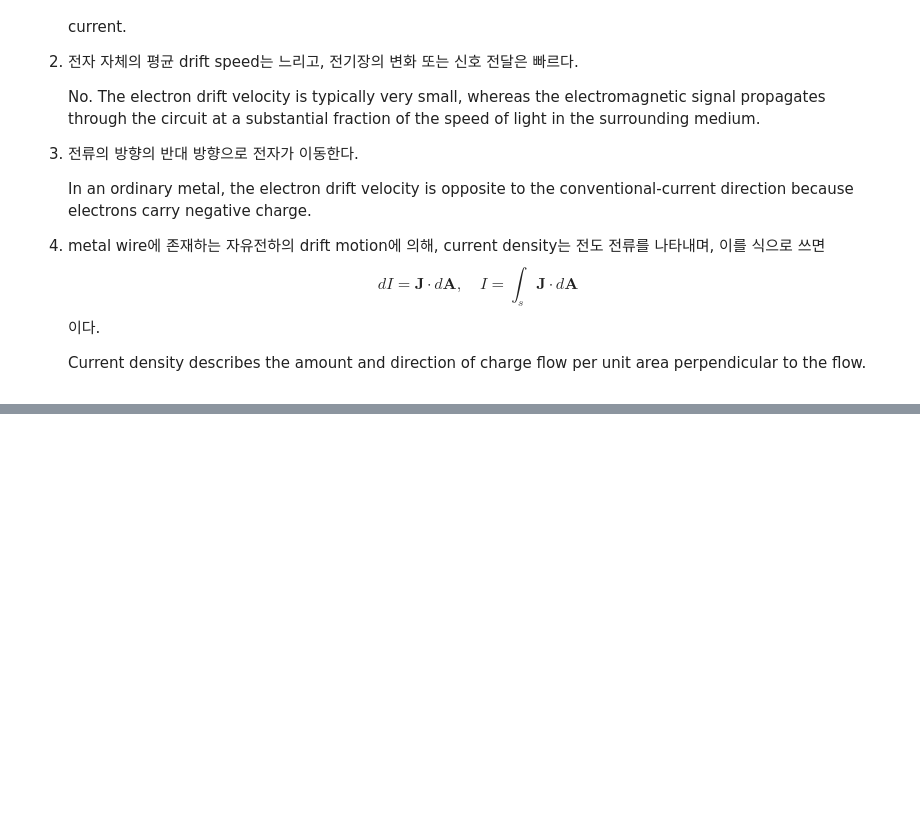
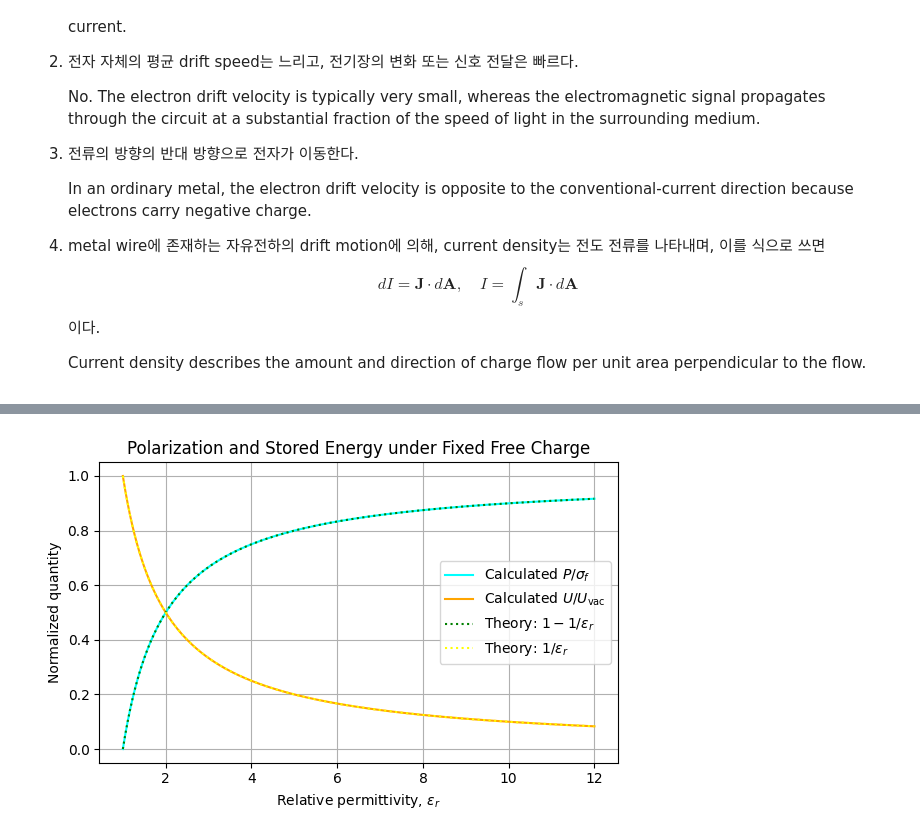
Before and after one commit to hyerim1212/maxwell-to-programmable-photonics, a Jupyter notebook: notebooks/03_conductors_currents_and_dielectrics.ipynb, the cells around one changed output, grey strips where cells are left out. Cells and saved outputs as stored; diff of their text form; code cells hidden in the pictures; blank space fills up the shorter version.

```diff
--- a/notebooks/03_conductors_currents_and_dielectrics.ipynb
+++ b/notebooks/03_conductors_currents_and_dielectrics.ipynb
@@ -219,0 +392,82 @@ A metal wire carries a steady current.
+# %%
+A = 1.0e-2 # [m]
+d = 1.0e-3 # [m]
+sigma_f = 1.0e-6 # [C/m^2]
+relative_permittivities = np.array([1,2,4,6,8,10,12])
+
+capacitor = dielectric_capacitor_fixed_charge(sigma_f, A, d, relative_permittivities)
+
+D_field = capacitor["D_field"]
+E_field = capacitor["E_field"]
+polarization = capacitor["polarization"]
+bound_surface_charge_density_magnitude = capacitor["bound_surface_charge_density_magnitude"]
+voltage_difference = capacitor["voltage_difference"]
+capacitance = capacitor["capacitance"]
+stored_energy = capacitor["stored_energy"]
+# %%
+epsilon_r_values = np.linspace(1.0, 12.0, 200)
+
+results = dielectric_capacitor_fixed_charge(sigma_f, A, d, epsilon_r_values)
+
+polarization_ratio = (results["polarization"]/ sigma_f)
+
+vacuum_energy = results["stored_energy"][0]
+
+energy_ratio = (results["stored_energy"] / vacuum_energy)
+
+free_charge = sigma_f * area
+
+vacuum_capacitance = epsilon_0 * area / d
+
+vacuum_energy = free_charge**2 / (2 * vacuum_capacitance)
+
+polarization_ratio_theory = ( 1.0 -( 1.0 / epsilon_r_values))
+
+energy_ratio_theory = (1.0 / epsilon_r_values)
+
+plt.figure(figsize=(6, 4))
+
+plt.plot(
+    epsilon_r_values,
+    polarization_ratio,
+    label=r"Calculated $P/\sigma_f$",
+    color = "cyan"
+)
+
+plt.plot(
+    epsilon_r_values,
+    energy_ratio,
+    label=r"Calculated $U/U_{\mathrm{vac}}$",
+    color = "orange"
+)
+
+plt.plot(
+    epsilon_r_values,
+    polarization_ratio_theory,
+    linestyle=":",
+    label=r"Theory: $1-1/\epsilon_r$",
+    color = "green"
+)
+
+plt.plot(
+    epsilon_r_values,
+    energy_ratio_theory,
+    linestyle=":",
+    label=r"Theory: $1/\epsilon_r$",
+    color = "yellow"
+)
+
+plt.xlabel(r"Relative permittivity, $\epsilon_r$")
+plt.ylabel("Normalized quantity")
+plt.title(
+    "Polarization and Stored Energy "
+    "under Fixed Free Charge"
+)
+
+plt.grid(True)
+plt.legend()
+plt.tight_layout()
+
+plt.show()
+# %% [output]
+[figure, added]
```
Also changed, not shown: parts of 15 cells of this notebook, 1 other file.
